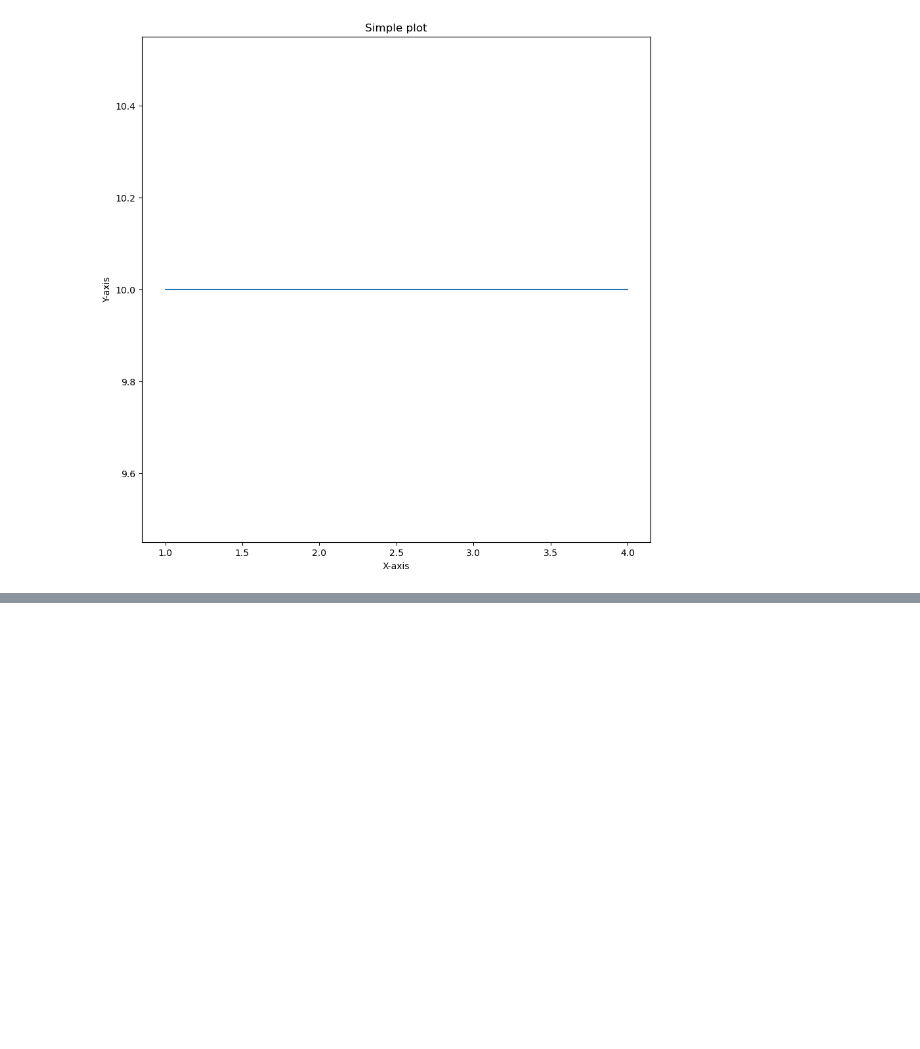
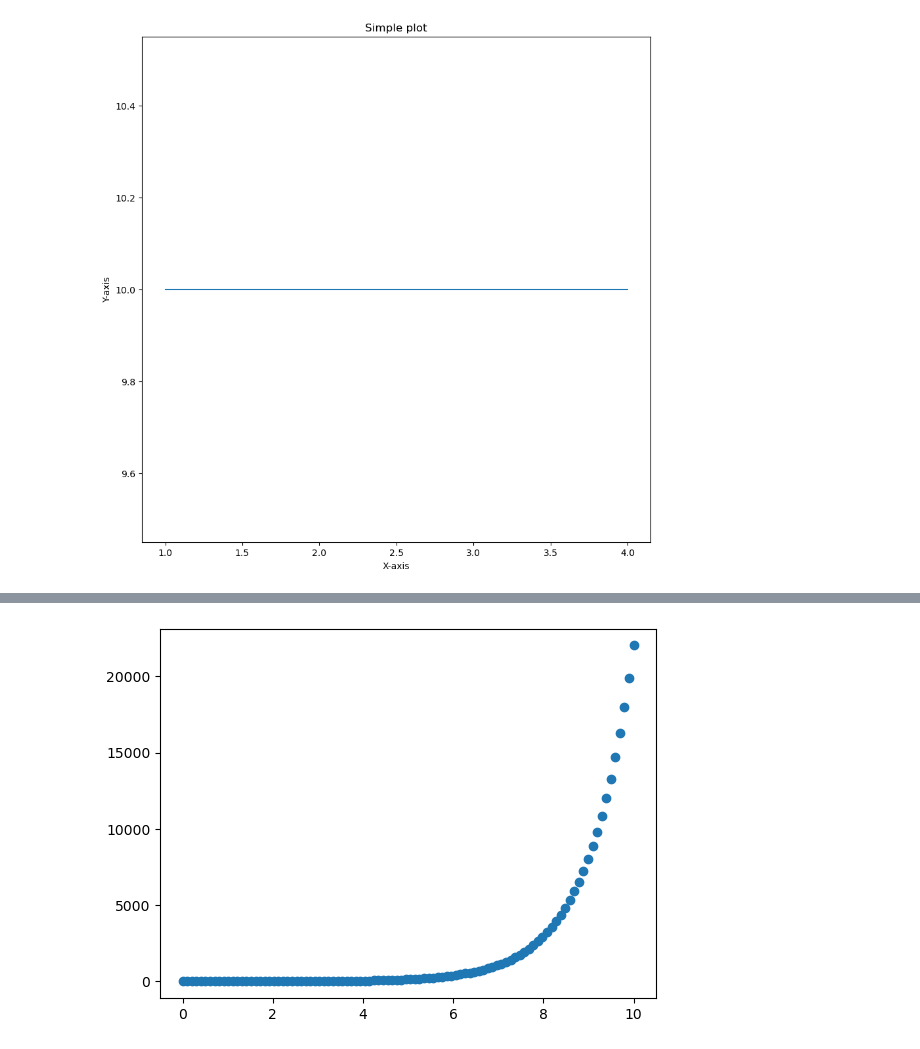
Before and after one commit to bhagya777/NumpyPandas, a Jupyter notebook: Matplotlib.ipynb, the cells around one changed output, grey strips where cells are left out. Drawn from its saved outputs; the diff is of its cells as text; code cells hidden in the pictures; blank space fills up the shorter version.

```diff
--- a/Matplotlib.ipynb
+++ b/Matplotlib.ipynb
@@ -99,0 +136,7 @@ plt.show()
+# %%
+#Scatterplot
+fig,ax=plt.subplots()
+ax.scatter(x,np.exp(x))
+plt.show()
+# %% [output]
+[figure, added]
```
Also changed, not shown: parts of 8 cells of this notebook.
